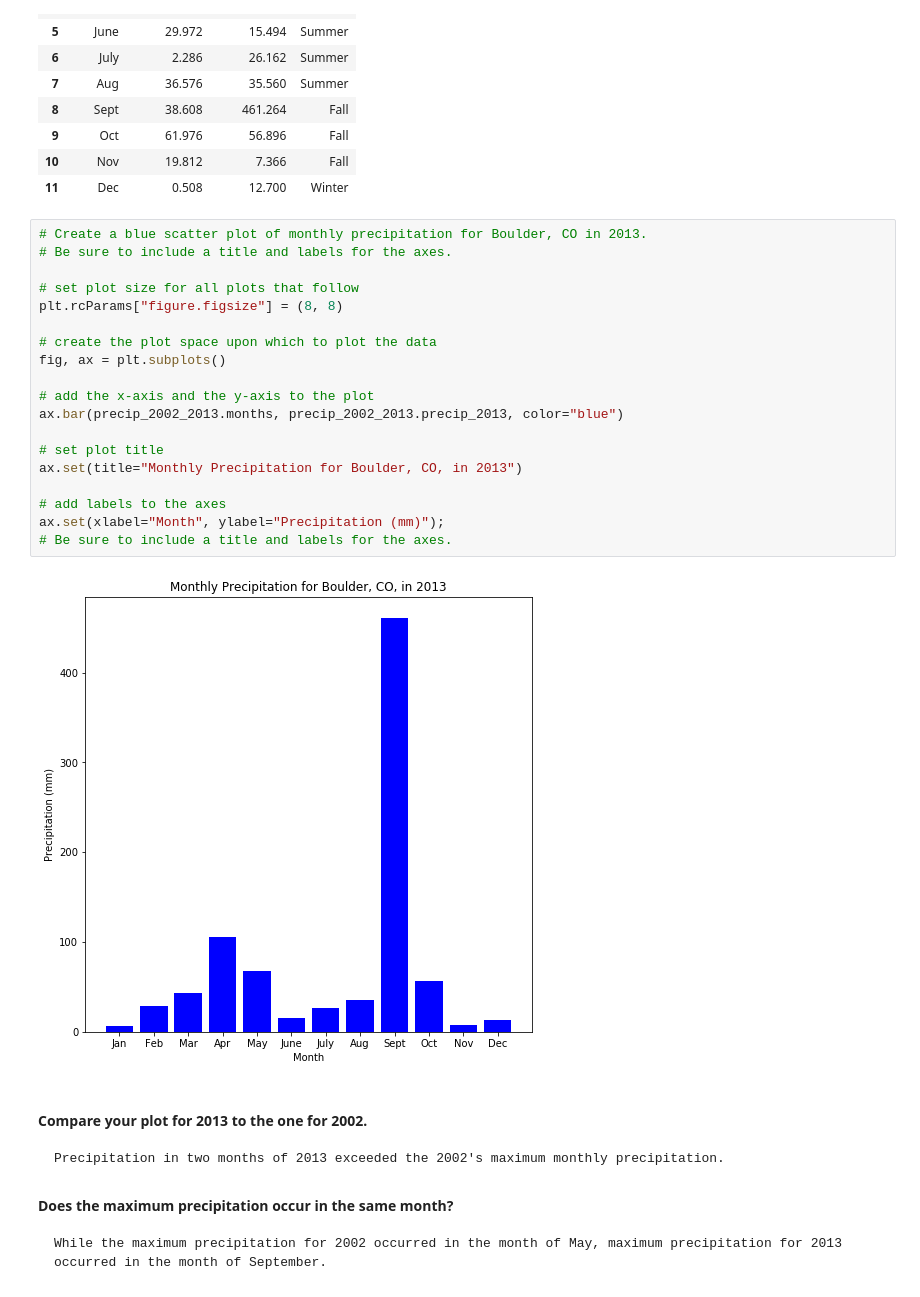
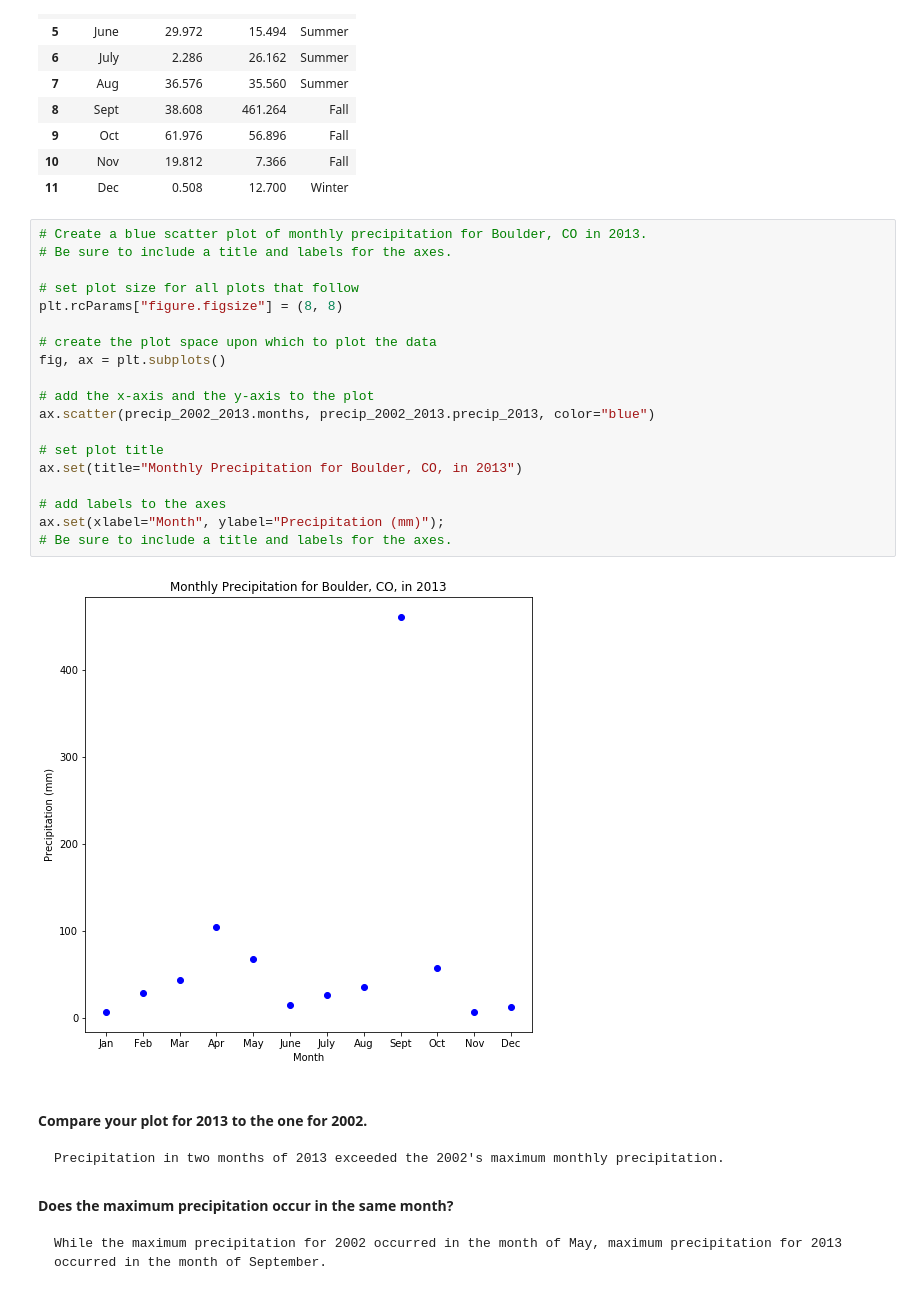
Before and after one commit to jammy-bot/ea-bootcamp-day-5, a Jupyter notebook: manipulate-plot-pandas-dataframes.ipynb, the cells around one changed output. Drawn from its saved outputs; the diff is of its cells as text.

```diff
--- a/manipulate-plot-pandas-dataframes.ipynb
+++ b/manipulate-plot-pandas-dataframes.ipynb
@@ -318,24 +318,24 @@ precip_2002_2013
 # %%
 # Create a blue scatter plot of monthly precipitation for Boulder, CO in 2013.
 # Be sure to include a title and labels for the axes.
 
 # set plot size for all plots that follow
 plt.rcParams["figure.figsize"] = (8, 8)
 
 # create the plot space upon which to plot the data
 fig, ax = plt.subplots()
 
 # add the x-axis and the y-axis to the plot
-ax.bar(precip_2002_2013.months, precip_2002_2013.precip_2013, color="blue")
+ax.scatter(precip_2002_2013.months, precip_2002_2013.precip_2013, color="blue")
 
 # set plot title
 ax.set(title="Monthly Precipitation for Boulder, CO, in 2013")
 
 # add labels to the axes
 ax.set(xlabel="Month", ylabel="Precipitation (mm)");
 # Be sure to include a title and labels for the axes.
 # %% [output]
-[figure, old version]
+[figure, new version]
 # %% [markdown]
 #### Compare your plot for 2013 to the one for 2002.
     Precipitation in two months of 2013 exceeded the 2002's maximum monthly precipitation.
```
Also changed, not shown: parts of 1 cell of this notebook.
